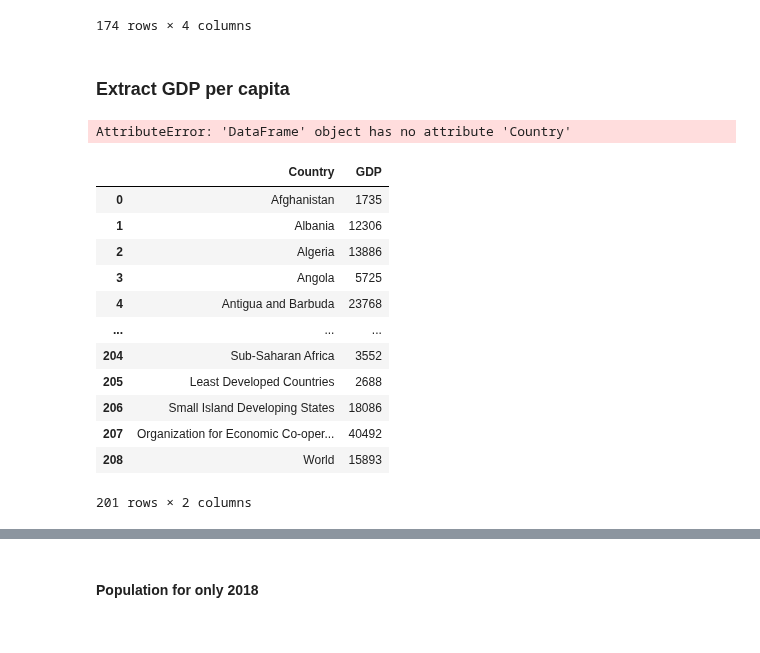
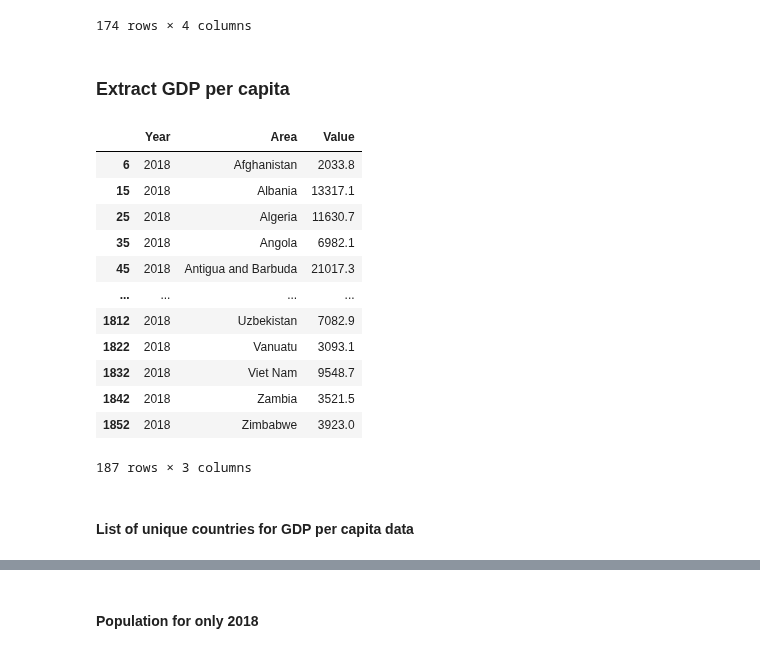
Before and after one commit to tanjoash/2D_data_driven_world, a Jupyter notebook: 2dwork/2D DDW.ipynb, the cells around one changed output, grey strips where cells are left out. Saved outputs shown, nothing was run; the diff lists cells and outputs as text; code cells hidden in the pictures.

Commit message:
organised ipynb (ready to get unique countries)

```diff
--- a/2dwork/2D DDW.ipynb
+++ b/2dwork/2D DDW.ipynb
@@ -121,31 +121,30 @@ df_2018_y_val
 | 172 | Yemen | 2009 | 1707.0 | 1.176919 |
 | 173 | Zimbabwe | 1875 | 1740.0 | 1.077586 |
 174 rows × 4 columns
-# %% [markdown]
-### Extract GDP per capita
+# %% [markdown]
+### Extract GDP per capita
 # %%
-# dfGDP = pd.read_csv("DDW_GDP per capita.csv")
-# dfGDP = dfGDP.drop(dfGDP.index[(dfGDP["2012"] == "..")])
+dfGDP = pd.read_csv("DDW_GDP per capita adjusted.csv")
+dfGDP = dfGDP[(dfGDP["Value"].notna())]
+# %%
+dfGDP_2018 = dfGDP[(dfGDP["Year"])==2018]
+dfGDP_2018 = dfGDP_2018[["Year","Area","Value"]]
+dfGDP_2018
+# %% [output]
+|  | Year | Area | Value |
+| 6 | 2018 | Afghanistan | 2033.8 |
+| 15 | 2018 | Albania | 13317.1 |
+| 25 | 2018 | Algeria | 11630.7 |
+| 35 | 2018 | Angola | 6982.1 |
+| 45 | 2018 | Antigua and Barbuda | 21017.3 |
+| ... | ... | ... | ... |
+| 1812 | 2018 | Uzbekistan | 7082.9 |
+| 1822 | 2018 | Vanuatu | 3093.1 |
+| 1832 | 2018 | Viet Nam | 9548.7 |
+| 1842 | 2018 | Zambia | 3521.5 |
+| 1852 | 2018 | Zimbabwe | 3923.0 |
+187 rows × 3 columns
+# %% [markdown]
+#### List of unique countries for GDP per capita data
 # %%
-dfGDP_countries = dfGDP.Country.unique()
+dfGDP_countries = dfGDP.Area.unique()
-# %% [output]
-AttributeError: 'DataFrame' object has no attribute 'Country'
-# %%
-# Year 2018
-df2018_GDP = dfGDP[["Country", "2018"]]
-df2018_GDP = df2018_GDP.rename(columns = {"2018":"GDP"})
-df2018_GDP
-# %% [output]
-|  | Country | GDP |
-| 0 | Afghanistan | 1735 |
-| 1 | Albania | 12306 |
-| 2 | Algeria | 13886 |
-| 3 | Angola | 5725 |
-| 4 | Antigua and Barbuda | 23768 |
-| ... | ... | ... |
-| 204 | Sub-Saharan Africa | 3552 |
-| 205 | Least Developed Countries | 2688 |
-| 206 | Small Island Developing States | 18086 |
-| 207 | Organization for Economic Co-oper... | 40492 |
-| 208 | World | 15893 |
-201 rows × 2 columns
```
Also changed, not shown: parts of 32 cells of this notebook.
